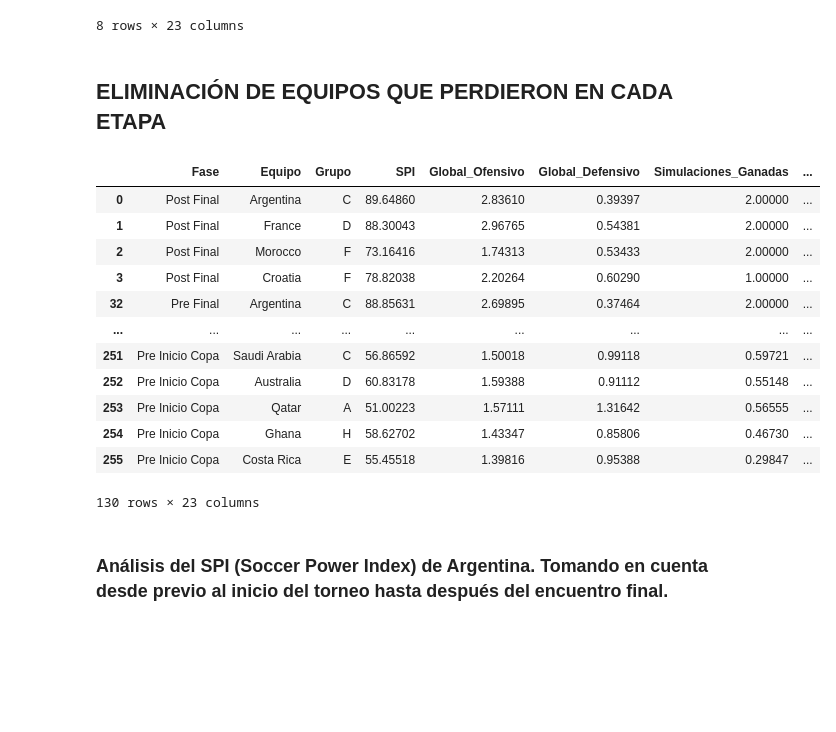
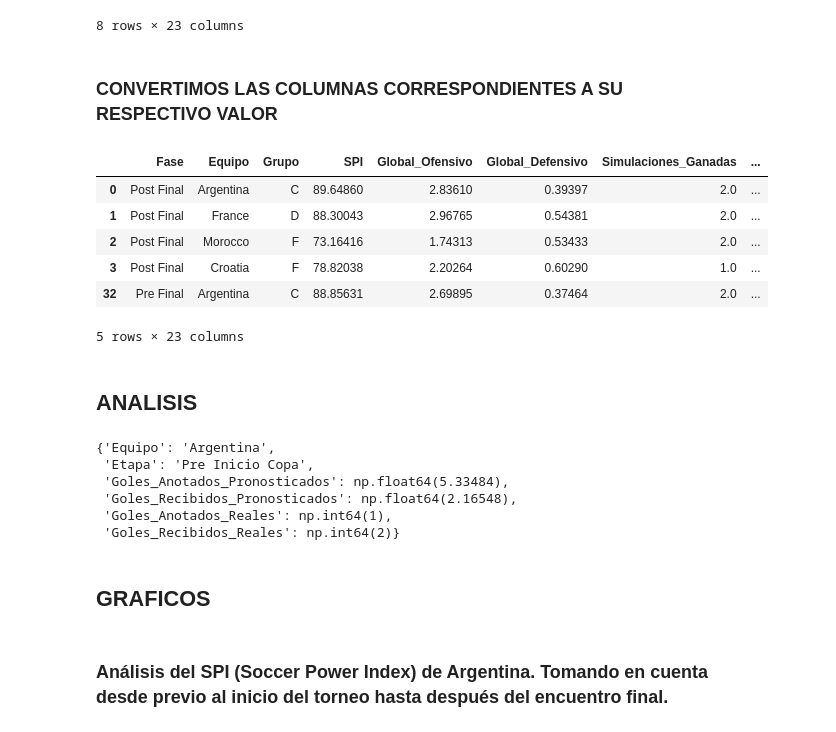
Before and after one commit to valenrosito/TP-Fundamentos_Ciencia_de_Datos, a Jupyter notebook: src/TP.ipynb, the cells around one changed output. Drawn from its saved outputs; the diff is of its cells as text; code cells hidden in the pictures; blank space fills up the shorter version.

```diff
--- a/src/TP.ipynb
+++ b/src/TP.ipynb
@@ -100,6 +150,8 @@ pronostico[pronostico['Equipo'] == 'Argentina'].groupby('Fase').head()
 | 198 | Pre 2do partido | Argentina | C | 86.09354 | 2.57779 | 0.46600 | 1.08527 | ... |
 | 227 | Pre Inicio Copa | Argentina | C | 87.20776 | 2.62755 | 0.43170 | 1.83671 | ... |
 8 rows × 23 columns
+# %% [markdown]
+### CONVERTIMOS LAS COLUMNAS CORRESPONDIENTES A SU RESPECTIVO VALOR
 # %%
 #Tranformamos la columna Marca_Tiempo, como date
 pronostico['Fecha'] = pd.to_datetime(pronostico['Fecha'])
@@ -107,20 +161,14 @@ pronostico['Fecha'] = pronostico['Fecha'].dt.date
-# %% [markdown]
-## ELIMINACIÓN DE EQUIPOS QUE PERDIERON EN CADA ETAPA
 # %%
 #Eliminamos los equipos que perdieron antes de los 8vos de final, de los 4tos de final y la Semi Final
 pronostico = pronostico.loc[(pronostico['Clasificar_a_Octavos'] != 0) & (pronostico['Clasificar_a_Cuartos'] != 0) & (pronostico['Clasificar_a_Semifinales'] != 0)]
-pronostico
+pronostico.head()
 # %% [output]
 |  | Fase | Equipo | Grupo | SPI | Global_Ofensivo | Global_Defensivo | Simulaciones_Ganadas | ... |
-| 0 | Post Final | Argentina | C | 89.64860 | 2.83610 | 0.39397 | 2.00000 | ... |
-| 1 | Post Final | France | D | 88.30043 | 2.96765 | 0.54381 | 2.00000 | ... |
-| 2 | Post Final | Morocco | F | 73.16416 | 1.74313 | 0.53433 | 2.00000 | ... |
-| 3 | Post Final | Croatia | F | 78.82038 | 2.20264 | 0.60290 | 1.00000 | ... |
-| 32 | Pre Final | Argentina | C | 88.85631 | 2.69895 | 0.37464 | 2.00000 | ... |
-| ... | ... | ... | ... | ... | ... | ... | ... | ... |
-| 251 | Pre Inicio Copa | Saudi Arabia | C | 56.86592 | 1.50018 | 0.99118 | 0.59721 | ... |
-| 252 | Pre Inicio Copa | Australia | D | 60.83178 | 1.59388 | 0.91112 | 0.55148 | ... |
-| 253 | Pre Inicio Copa | Qatar | A | 51.00223 | 1.57111 | 1.31642 | 0.56555 | ... |
-| 254 | Pre Inicio Copa | Ghana | H | 58.62702 | 1.43347 | 0.85806 | 0.46730 | ... |
-| 255 | Pre Inicio Copa | Costa Rica | E | 55.45518 | 1.39816 | 0.95388 | 0.29847 | ... |
+| 0 | Post Final | Argentina | C | 89.64860 | 2.83610 | 0.39397 | 2.0 | ... |
+| 1 | Post Final | France | D | 88.30043 | 2.96765 | 0.54381 | 2.0 | ... |
+| 2 | Post Final | Morocco | F | 73.16416 | 1.74313 | 0.53433 | 2.0 | ... |
+| 3 | Post Final | Croatia | F | 78.82038 | 2.20264 | 0.60290 | 1.0 | ... |
+| 32 | Pre Final | Argentina | C | 88.85631 | 2.69895 | 0.37464 | 2.0 | ... |
-130 rows × 23 columns
+5 rows × 23 columns
+# %% [markdown]
+## ANALISIS
@@ -127,3 +213,17 @@ pronostico
+# %%
+equipo_interes = 'Argentina'
+etapa = 'Pre Inicio Copa'
+
+compracion_resultado(equipo_interes, etapa, pronostico,partidos)
+# %% [output]
+{'Equipo': 'Argentina',
+ 'Etapa': 'Pre Inicio Copa',
+ 'Goles_Anotados_Pronosticados': np.float64(5.33484),
+ 'Goles_Recibidos_Pronosticados': np.float64(2.16548),
+ 'Goles_Anotados_Reales': np.int64(1),
+ 'Goles_Recibidos_Reales': np.int64(2)}
+# %% [markdown]
+## GRAFICOS
 # %% [markdown]
 ### Análisis del SPI (Soccer Power Index) de Argentina. Tomando en cuenta desde previo al inicio del torneo hasta después del encuentro final.
 # %%
```
Also changed, not shown: parts of 23 cells of this notebook.
